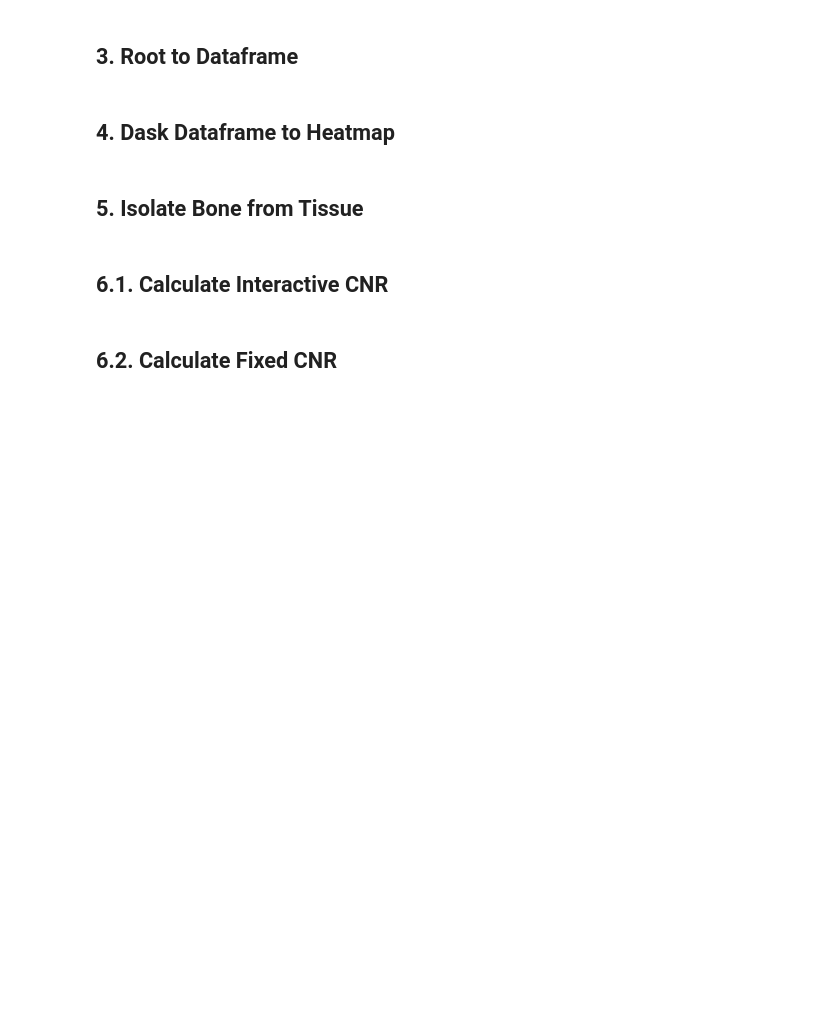
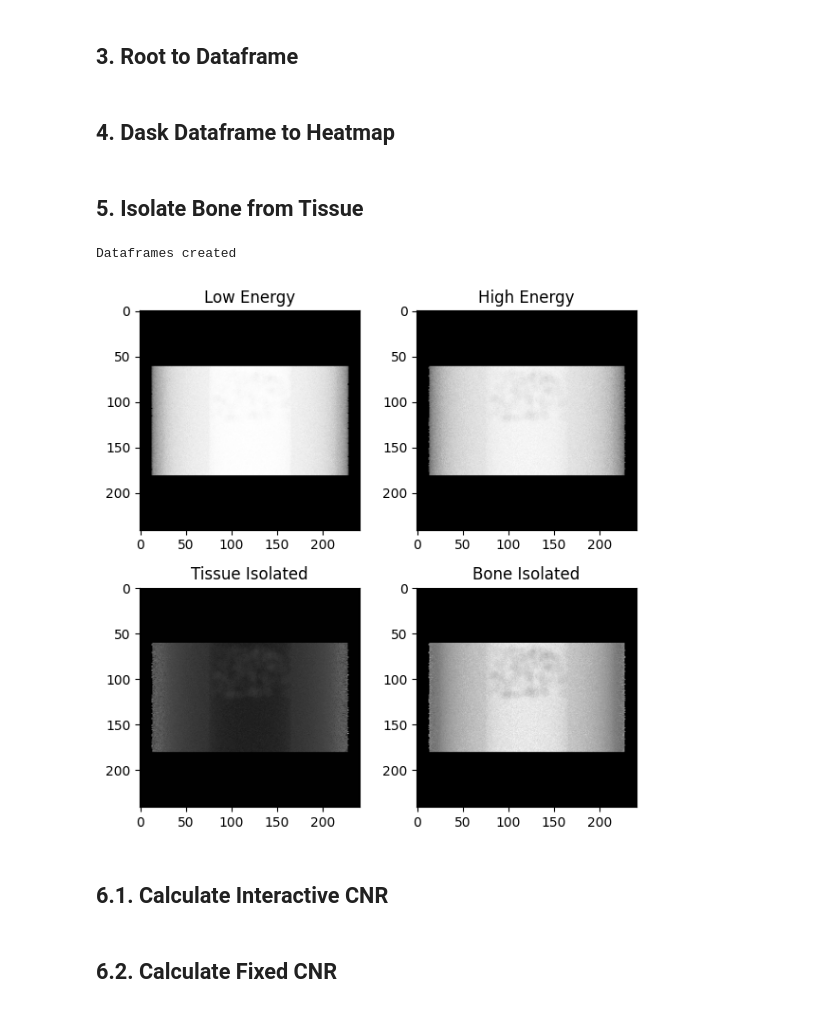
Before and after one commit to miguelcomett/G4_IFI-Team_2024, a Jupyter notebook: miguelcomett/Radiography_Processing.ipynb, the cells around one changed output. Drawn from its saved outputs; the diff is of its cells as text; code cells hidden in the pictures; blank space fills up the shorter version.

```diff
--- a/miguelcomett/Radiography_Processing.ipynb
+++ b/miguelcomett/Radiography_Processing.ipynb
@@ -131,7 +130,7 @@ def root_to_dask(directory, root_name_starts, tree_name, x_branch, y_branch):
         return dask_df
 # %%
 directory = 'RESULTS/'
-root_name_starts = "osteo_80kev_125M"
+root_name_starts = "merge0"
 
 tree_name = "Photons"
 x_branch  = "X_axis"
@@ -154,6 +153,7 @@ def heatmap_array_dask(x_data, y_data, size, num, save_as):
     set_bins = np.arange(-size, size + 1, size/num)
     heatmap, x_edges, y_edges = da.histogram2d(x_data, y_data, bins = [set_bins, set_bins])
     heatmap = heatmap.T
+    heatmap = np.rot90(heatmap, 2)
 
     # print(heatmap.shape)
 
@@ -185,7 +185,7 @@ def heatmap_array_dask(x_data, y_data, size, num, save_as):
     if save_as != '': plt.savefig('Results/' + save_as + '.png', bbox_inches = 'tight', dpi = 900)
 
     plt.subplot(1, 2, 2)
-    plt.plot(normal_map[:][rows//2])
+    plt.plot(normal_map[:,rows//2])
 
     return normal_map, x_edges, y_edges
 # %%
@@ -211,5 +200,17 @@ bins = 150
 # %%
 del dataframe_1, dataframe_2
+# %%
+directory = 'RESULTS/'
+rootnames = ["poros_150_40k_100M", "poros_150_80k_100M"]
+
+tree_name = "Photons"
+x_branch  = "X_axis"
+y_branch  = "Y_axis"
+
+save_as = ''
+
+size = 60
+bins = 120
 # %%
 import Isolate_Bone as commet
 import matplotlib.pyplot as plt
@@ -246,32 +247,35 @@ bone_isolated = bone_acnr
 tissue_isolated = tissue_acnr
 
 plt.close()
 plt.close()
 
 if np.max(bone_isolated) > -1*np.min(bone_isolated):
     bone = bone_isolated / np.max(bone_isolated)
 else:
     bone = bone_isolated / (-1 * np.min(bone_isolated))
 
 bone = bone + 1
 bone[bone >= 1] = 0
 bone = bone / np.max(bone)
 
 tissue = tissue_isolated / np.max(tissue_isolated)
 
 fig, ax = plt.subplots(2, 2, figsize=(6, 6))
 
 img1 = ax[0, 0].imshow(low_energy_img, cmap='gray')
 ax[0, 0].set_title("Low Energy")
 img2 = ax[0, 1].imshow(high_energy_img, cmap='gray')
 ax[0, 1].set_title("High Energy")
 
 img7 = ax[1, 0].imshow(tissue, cmap='gray')
 ax[1, 0].set_title("Tissue Isolated")
 img8 = ax[1, 1].imshow(bone, cmap='gray')
 ax[1, 1].set_title("Bone Isolated")
 
 plt.tight_layout()
-plt.savefig('Results/' + 'DEXA' + '.png', bbox_inches = 'tight', dpi = 900)
+if save_as != '': plt.savefig('Results/' + save_as + '.png', bbox_inches = 'tight', dpi = 900)
 plt.show()
+# %% [output]
+Dataframes created
+[figure, added]
 # %%
```
Also changed, not shown: parts of 5 cells of this notebook, 8 other files.
